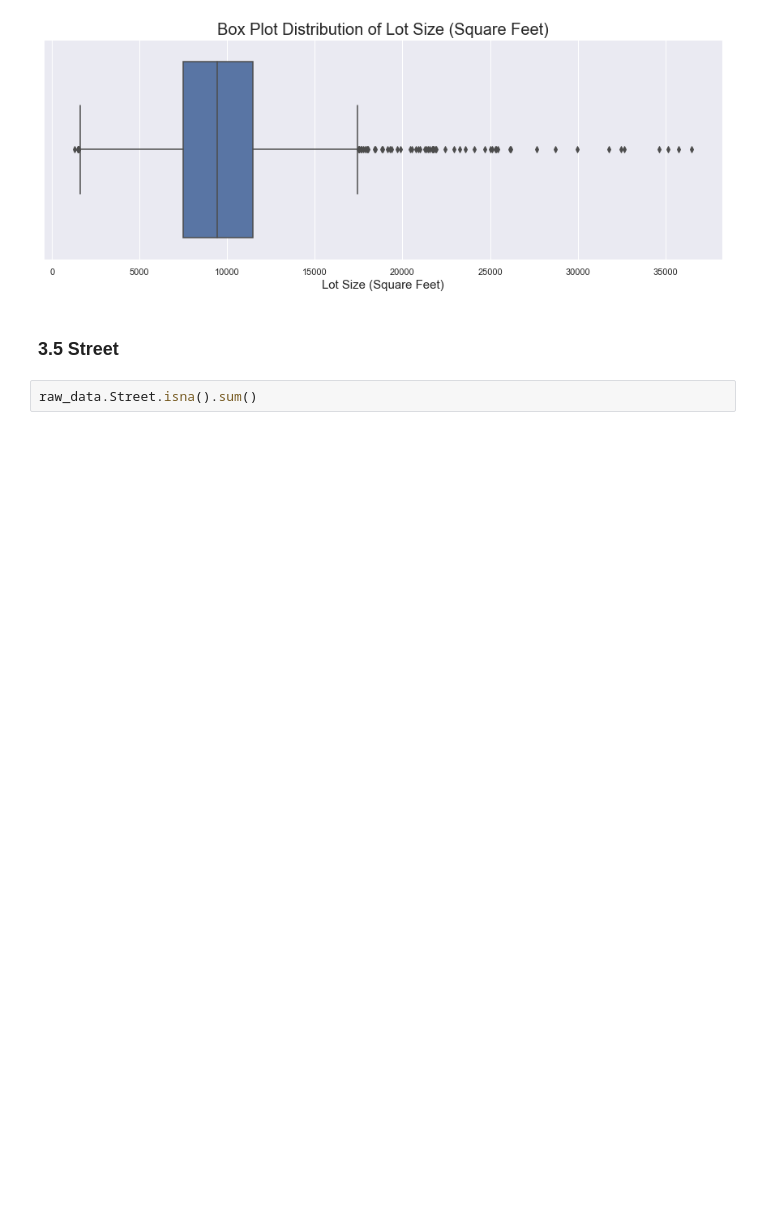
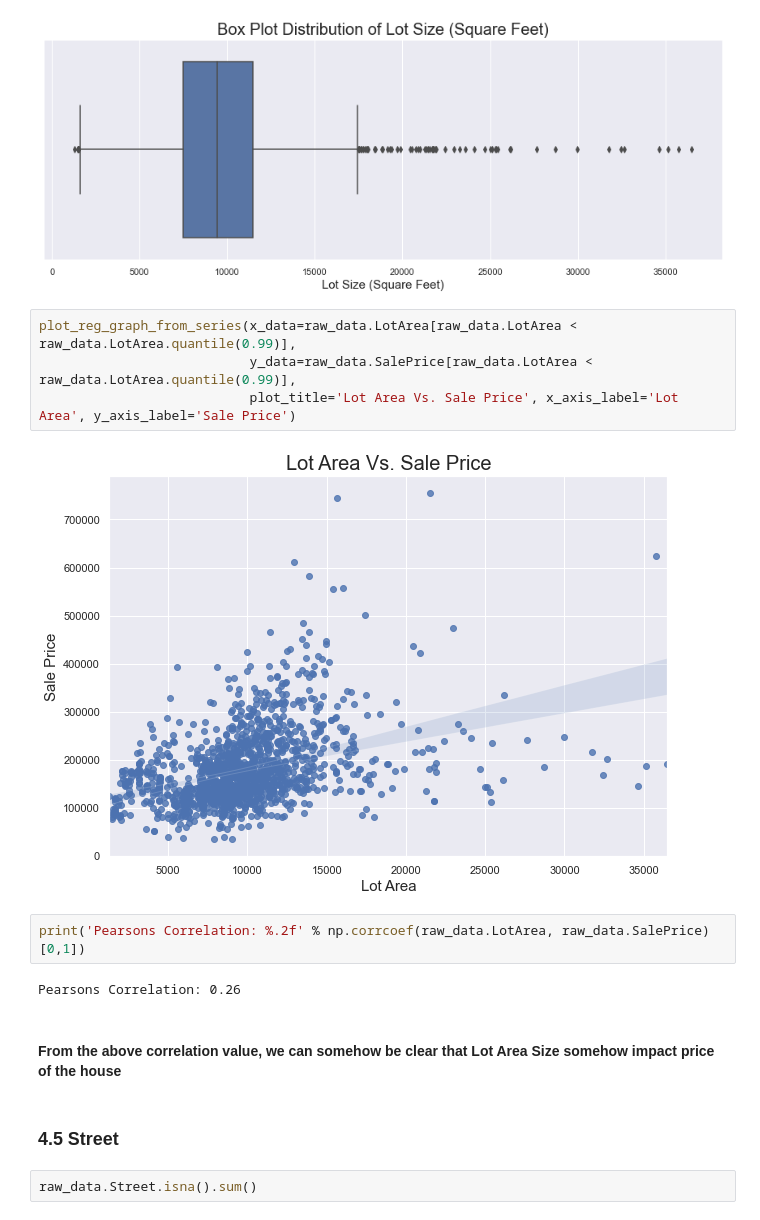
Before and after one commit to akshaykadam100/Housing-Price-Calculator, a Jupyter notebook: V1.ipynb, the cells around one changed output. Drawn from its saved outputs; the diff is of its cells as text; blank space fills up the shorter version.

```diff
--- a/V1.ipynb
+++ b/V1.ipynb
@@ -232,8 +252,20 @@ plot_box_plot_from_series(data=raw_data.LotArea[raw_data.LotArea < raw_data.LotA
                           x_axis_label='Lot Size (Square Feet)')
 # %% [output]
 [figure]
+# %%
+plot_reg_graph_from_series(x_data=raw_data.LotArea[raw_data.LotArea < raw_data.LotArea.quantile(0.99)],
+                           y_data=raw_data.SalePrice[raw_data.LotArea < raw_data.LotArea.quantile(0.99)],
+                           plot_title='Lot Area Vs. Sale Price', x_axis_label='Lot Area', y_axis_label='Sale Price')
+# %% [output]
+[figure, added]
+# %%
+print('Pearsons Correlation: %.2f' % np.corrcoef(raw_data.LotArea, raw_data.SalePrice)[0,1])
+# %% [output]
+Pearsons Correlation: 0.26
+# %% [markdown]
+#### From the above correlation value, we can somehow be clear that Lot Area Size somehow impact price of the house
 # %% [markdown]
-### 3.5 Street
+### 4.5 Street
 # %%
 raw_data.Street.isna().sum()
 # %% [output]
```
Also changed, not shown: parts of 100 cells of this notebook, 4 other files.
